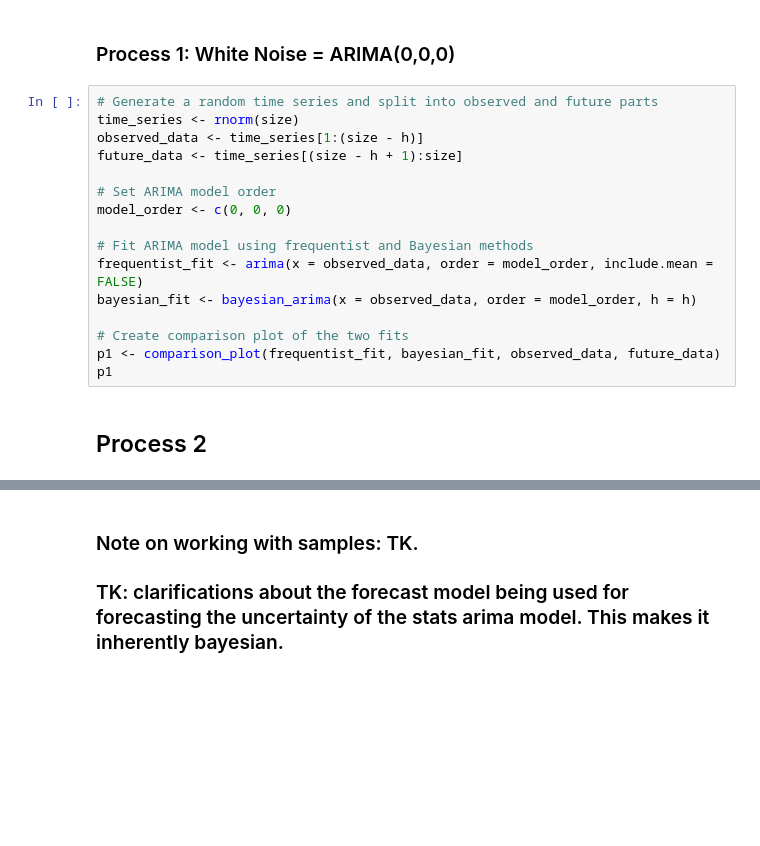
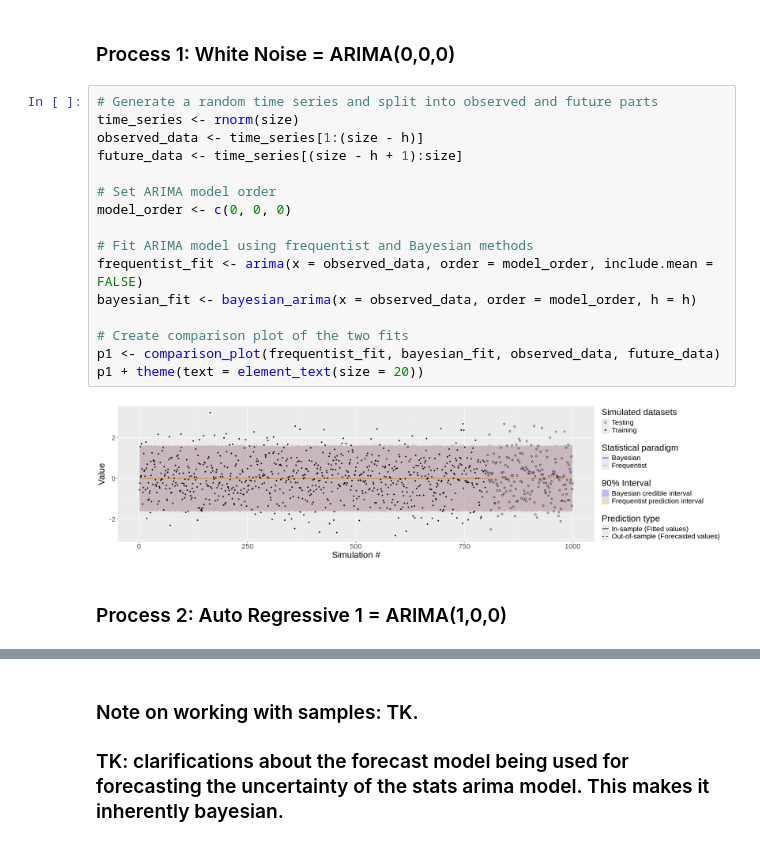
Before and after one commit to laurauguc/bayesian_time_series, a Jupyter notebook: Time_Series_with_Stan.ipynb, the cells around one changed output, grey strips where cells are left out. Saved outputs shown, nothing was run; the diff lists cells and outputs as text; blank space fills up the shorter version.

```diff
--- a/Time_Series_with_Stan.ipynb
+++ b/Time_Series_with_Stan.ipynb
@@ -317,18 +318,20 @@ Forecasting horizon:  200  (segmented off of the overall time series length)
 # %%
 # Generate a random time series and split into observed and future parts
 time_series <- rnorm(size)
 observed_data <- time_series[1:(size - h)]
 future_data <- time_series[(size - h + 1):size]
 
 # Set ARIMA model order
 model_order <- c(0, 0, 0)
 
 # Fit ARIMA model using frequentist and Bayesian methods
 frequentist_fit <- arima(x = observed_data, order = model_order, include.mean = FALSE)
 bayesian_fit <- bayesian_arima(x = observed_data, order = model_order, h = h)
 
 # Create comparison plot of the two fits
 p1 <- comparison_plot(frequentist_fit, bayesian_fit, observed_data, future_data)
-p1
+p1 + theme(text = element_text(size = 20))
+# %% [output]
+[figure, added]
 # %% [markdown]
-## Process 2
+### Process 2: Auto Regressive 1 = ARIMA(1,0,0)
```
Also changed, not shown: parts of 6 cells of this notebook.
